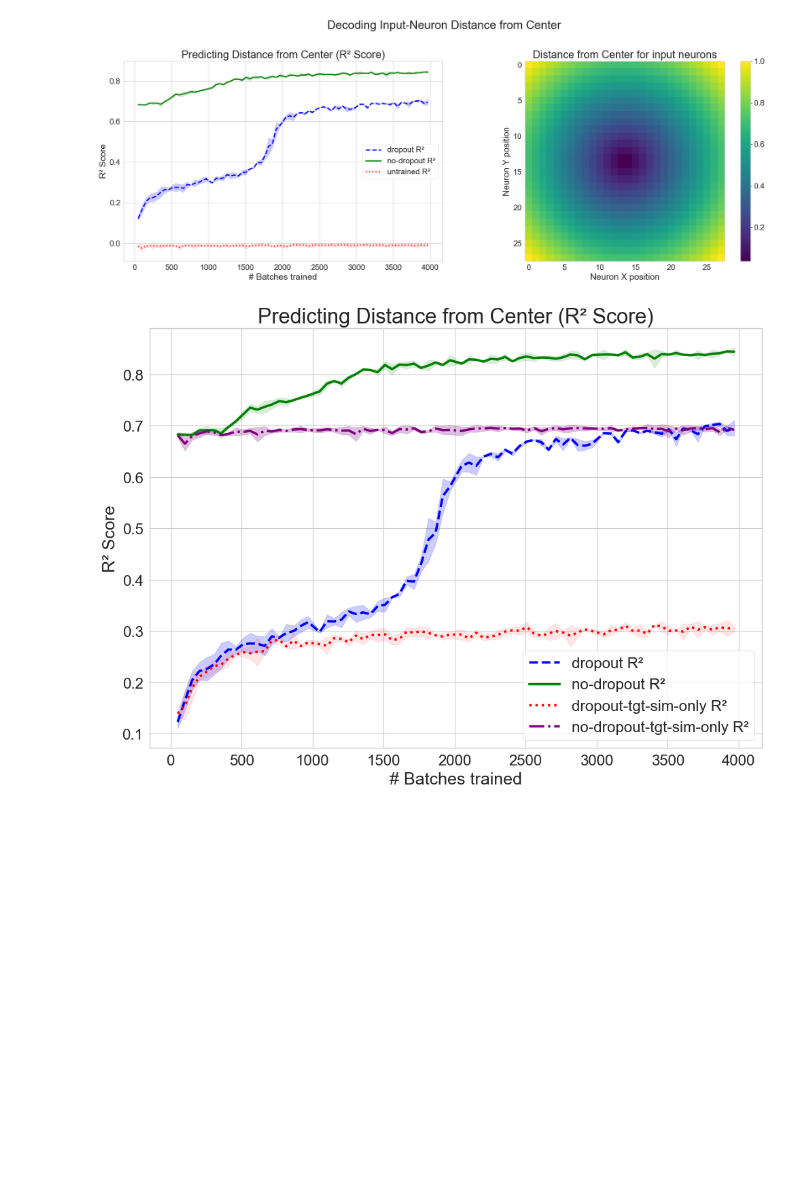
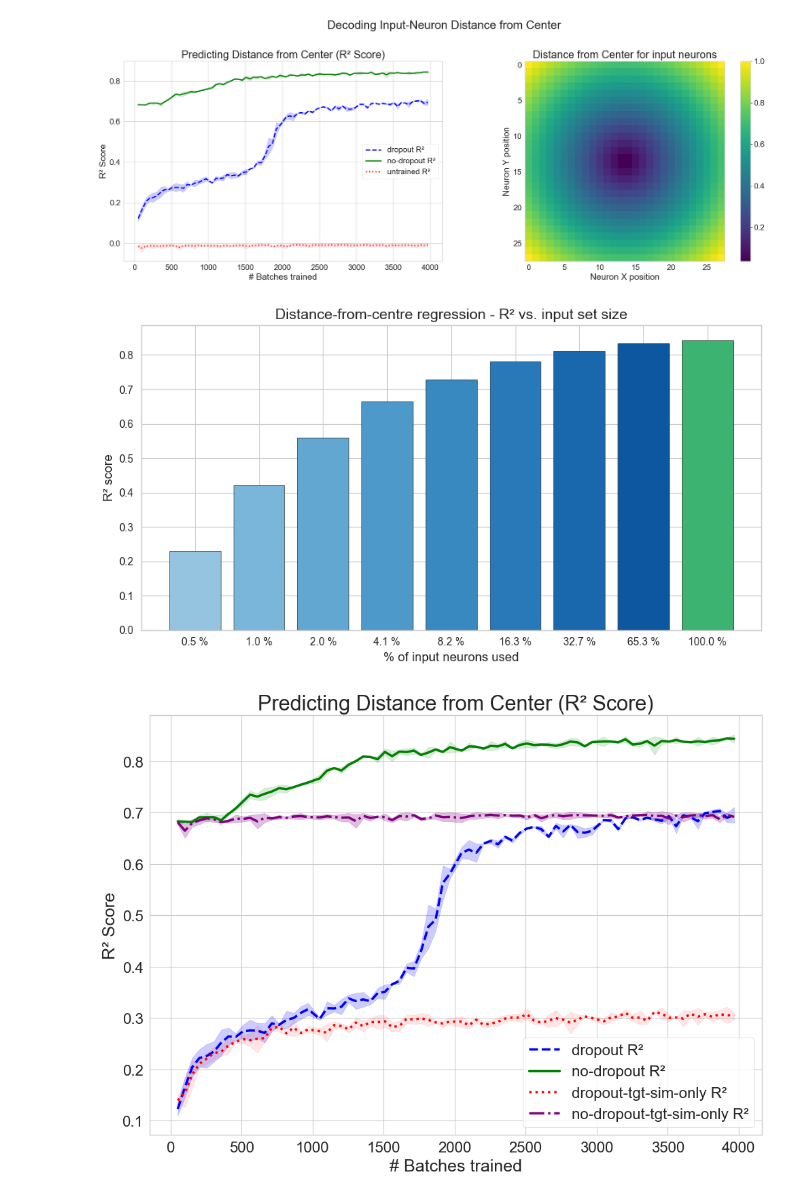
Before and after one commit to entropicbloom/intentionality, a Jupyter notebook: decoder/analysis.ipynb, the cells around one changed output. Drawn from its saved outputs; the diff is of its cells as text; code cells hidden in the pictures; blank space fills up the shorter version.

Commit message:
added varying-k plot + dataset

```diff
--- a/decoder/analysis.ipynb
+++ b/decoder/analysis.ipynb
@@ -260,6 +260,8 @@ def plot_input_pixel_results(data_sources, title, targets, display_targets=True)
         fig.tight_layout(rect=[0, 0.03, 1, 0.95]) # rect might need adjustment for single plot case
 
     plt.show()
+
+    return input_pixels_results_dfs
 # %%
 import math
 distances_from_center = []
@@ -269,9 +271,49 @@ for i in range(28):
         max_dist = math.sqrt(13.5**2 + 13.5**2)
         distances_from_center.append(dist/max_dist)
 
-plot_input_pixel_results(['dropout', 'no-dropout', 'untrained'], title="Distance from Center", targets=distances_from_center)
+input_pixels_results_dfs = plot_input_pixel_results(['dropout', 'no-dropout', 'untrained'], title="Distance from Center", targets=distances_from_center)
 # %% [output]
 [figure]
+# %%
+all_neurons_r2 = (1 - input_pixels_results_dfs['no-dropout']['mean_mse'] / np.var(distances_from_center)).iloc[-1]
+
+# Load the data uploaded by the user
+df_varying_k = pd.read_csv('../data/input-pixels/subgraph_varying_k.csv')
+
+# Convert MSE to R²
+df_varying_k['r2'] = 1 - df_varying_k['valid_mse'] / np.var(distances_from_center)
+
+full_k = 784                     # total input neurons
+all_r2  = all_neurons_r2         # ← already computed one cell above
+
+# ─── Build plotting frame ────────────────────────────────────────────────
+df_varying_k['pct'] = df_varying_k['subgraph_param'] / full_k * 100  # NO rounding
+full_row = pd.DataFrame({'subgraph_param':[full_k],
+                         'r2':[all_r2],
+                         'pct':[100.]})
+df_plot = (pd.concat([df_varying_k[['pct','r2']], full_row])
+             .sort_values('pct', ignore_index=True))
+
+# Optional: if two k values *still* map to the same % after formatting,
+#           keep the one with the larger r² or average them:
+# df_plot = df_plot.groupby('pct', as_index=False).agg({'r2':'max'})
+
+# ─── Colour palette (blue gradient + green highlight) ────────────────────
+main_cols = plt.cm.Blues(np.linspace(0.4, 0.85, len(df_plot)-1))
+colors    = list(main_cols) + ['mediumseagreen']
+
+# ─── Plot ────────────────────────────────────────────────────────────────
+plt.figure(figsize=(9, 5))
+labels = df_plot['pct'].apply(lambda x: f'{x:.1f} %')      # one-decimal labels
+plt.bar(labels, df_plot['r2'], color=colors, edgecolor='k', linewidth=.4)
+
+plt.ylabel('R² score')
+plt.xlabel('% of input neurons used')
+plt.title('Distance-from-centre regression - R² vs. input set size')
+plt.tight_layout()
+plt.show()
+# %% [output]
+[figure, added]
 # %%
 import math
 distances_from_center = []
```
Also changed, not shown: parts of 1 cell of this notebook, 1 other file.
